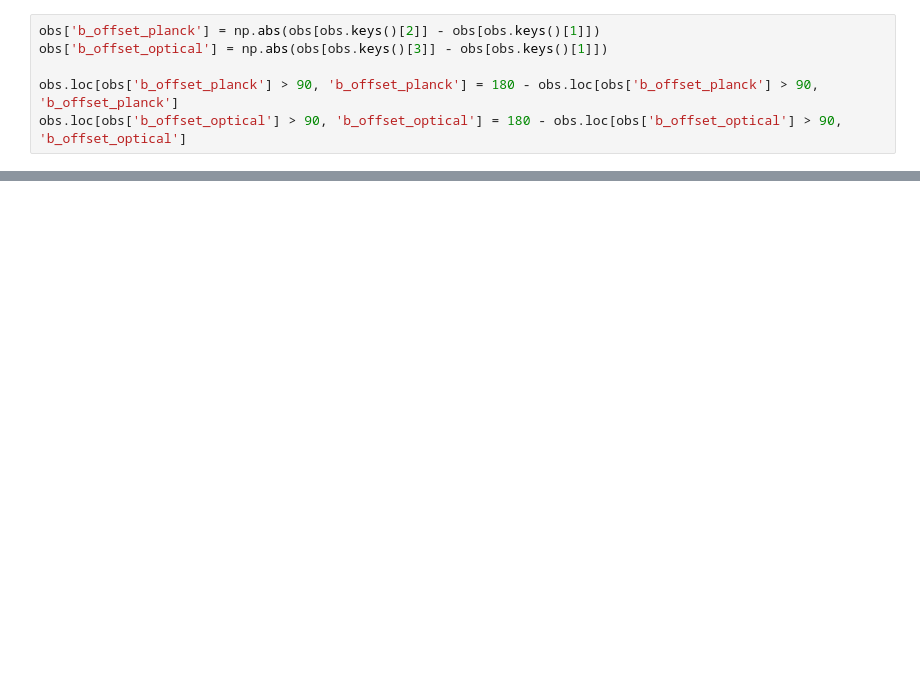
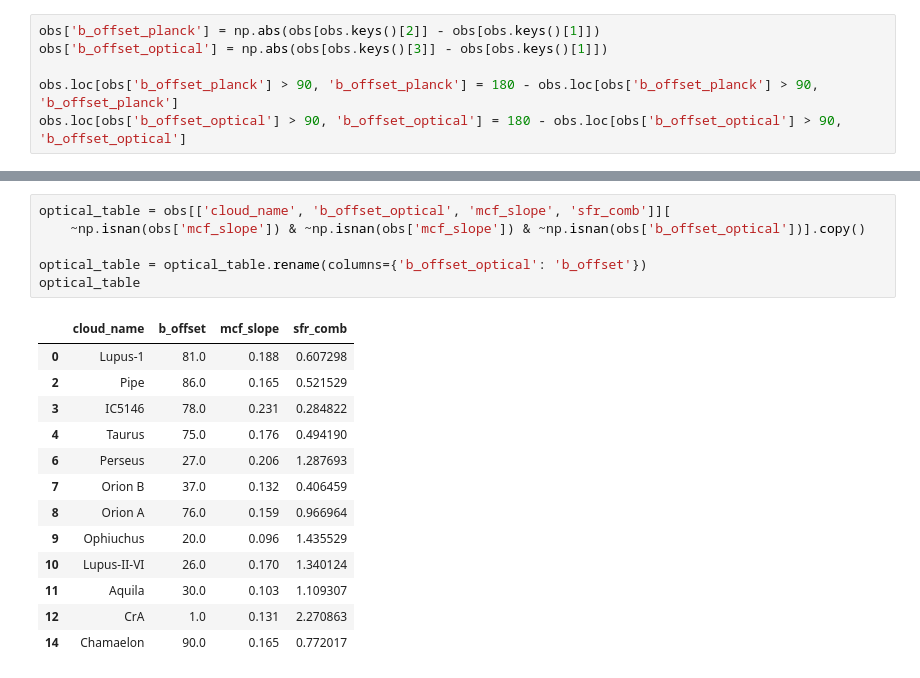
Before and after one commit to HinnyTsang/mcf_project, a Jupyter notebook: observations/read_observation.ipynb, the cells around one changed output, grey strips where cells are left out. Drawn from its saved outputs; the diff is of its cells as text; blank space fills up the shorter version.

```diff
--- a/observations/read_observation.ipynb
+++ b/observations/read_observation.ipynb
@@ -176,0 +213,20 @@ plt.show()
+# %%
+optical_table = obs[['cloud_name', 'b_offset_optical', 'mcf_slope', 'sfr_comb']][
+    ~np.isnan(obs['mcf_slope']) & ~np.isnan(obs['mcf_slope']) & ~np.isnan(obs['b_offset_optical'])].copy()
+
+optical_table = optical_table.rename(columns={'b_offset_optical': 'b_offset'})
+optical_table
+# %% [output]
+|  | cloud_name | b_offset | mcf_slope | sfr_comb |
+| 0 | Lupus-1 | 81.0 | 0.188 | 0.607298 |
+| 2 | Pipe | 86.0 | 0.165 | 0.521529 |
+| 3 | IC5146 | 78.0 | 0.231 | 0.284822 |
+| 4 | Taurus | 75.0 | 0.176 | 0.494190 |
+| 6 | Perseus | 27.0 | 0.206 | 1.287693 |
+| 7 | Orion B | 37.0 | 0.132 | 0.406459 |
+| 8 | Orion A | 76.0 | 0.159 | 0.966964 |
+| 9 | Ophiuchus | 20.0 | 0.096 | 1.435529 |
+| 10 | Lupus-II-VI | 26.0 | 0.170 | 1.340124 |
+| 11 | Aquila | 30.0 | 0.103 | 1.109307 |
+| 12 | CrA | 1.0 | 0.131 | 2.270863 |
+| 14 | Chamaelon | 90.0 | 0.165 | 0.772017 |
```
Also changed, not shown: parts of 11 cells of this notebook, 26 other files.
